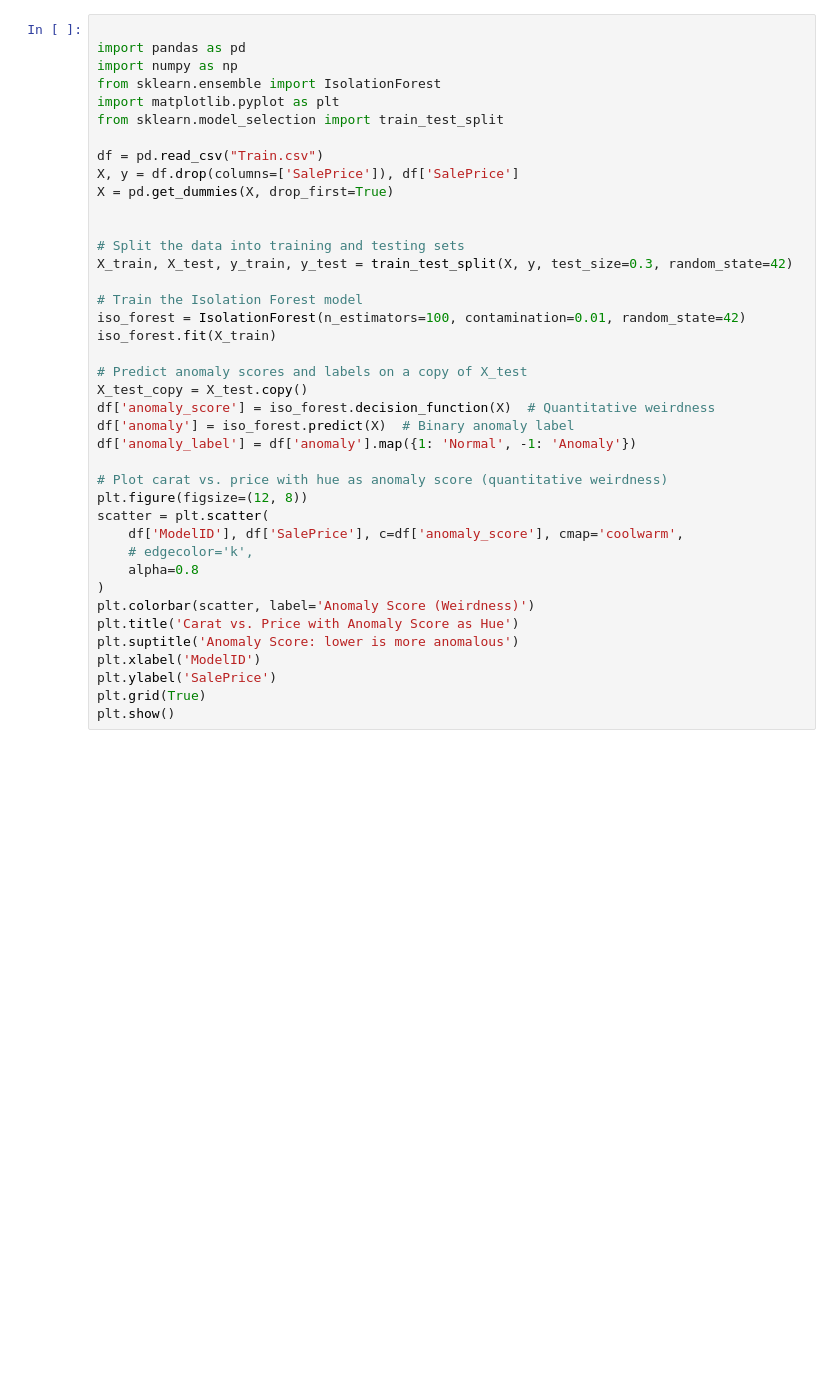
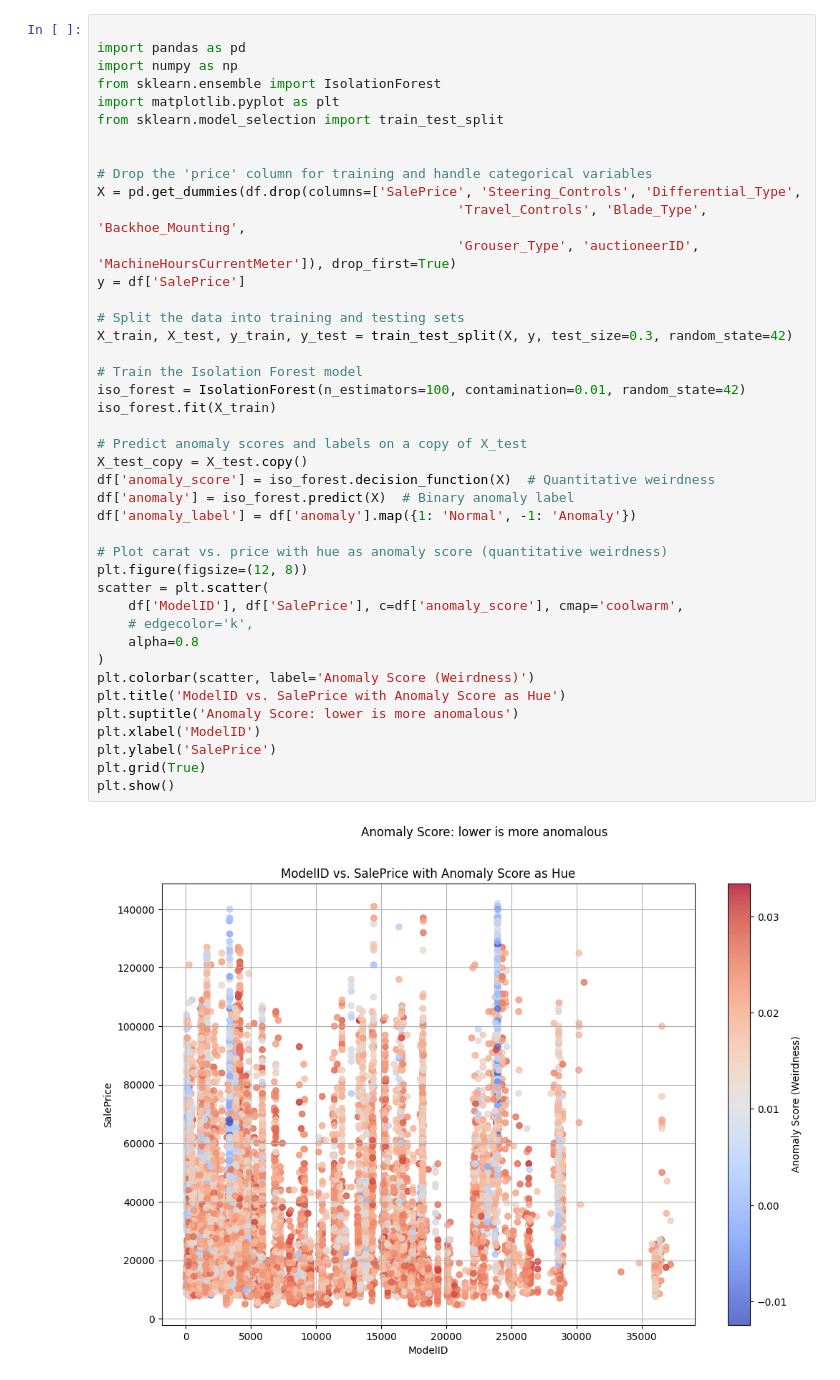
Before and after one commit to Talizg03/weather, a Jupyter notebook: 30,1,25_isolationforest.ipynb, the cells around one changed output. Cells and saved outputs as stored; diff of their text form; blank space fills up the shorter version.

```diff
--- a/30,1,25_isolationforest.ipynb
+++ b/30,1,25_isolationforest.ipynb
@@ -46,35 +105,39 @@ from sklearn.ensemble import IsolationForest
 import matplotlib.pyplot as plt
 from sklearn.model_selection import train_test_split
 
-df = pd.read_csv("Train.csv")
-X, y = df.drop(columns=['SalePrice']), df['SalePrice']
-X = pd.get_dummies(X, drop_first=True)
 
+# Drop the 'price' column for training and handle categorical variables
+X = pd.get_dummies(df.drop(columns=['SalePrice', 'Steering_Controls', 'Differential_Type',
+                                              'Travel_Controls', 'Blade_Type', 'Backhoe_Mounting',
+                                              'Grouser_Type', 'auctioneerID', 'MachineHoursCurrentMeter']), drop_first=True)
+y = df['SalePrice']
 
 # Split the data into training and testing sets
 X_train, X_test, y_train, y_test = train_test_split(X, y, test_size=0.3, random_state=42)
 
 # Train the Isolation Forest model
 iso_forest = IsolationForest(n_estimators=100, contamination=0.01, random_state=42)
 iso_forest.fit(X_train)
 
 # Predict anomaly scores and labels on a copy of X_test
 X_test_copy = X_test.copy()
 df['anomaly_score'] = iso_forest.decision_function(X)  # Quantitative weirdness
 df['anomaly'] = iso_forest.predict(X)  # Binary anomaly label
 df['anomaly_label'] = df['anomaly'].map({1: 'Normal', -1: 'Anomaly'})
 
 # Plot carat vs. price with hue as anomaly score (quantitative weirdness)
 plt.figure(figsize=(12, 8))
 scatter = plt.scatter(
     df['ModelID'], df['SalePrice'], c=df['anomaly_score'], cmap='coolwarm',
     # edgecolor='k',
     alpha=0.8
 )
 plt.colorbar(scatter, label='Anomaly Score (Weirdness)')
-plt.title('Carat vs. Price with Anomaly Score as Hue')
+plt.title('ModelID vs. SalePrice with Anomaly Score as Hue')
 plt.suptitle('Anomaly Score: lower is more anomalous')
 plt.xlabel('ModelID')
 plt.ylabel('SalePrice')
 plt.grid(True)
 plt.show()
+# %% [output]
+[figure, added]
```
Also changed, not shown: parts of 7 cells of this notebook.
